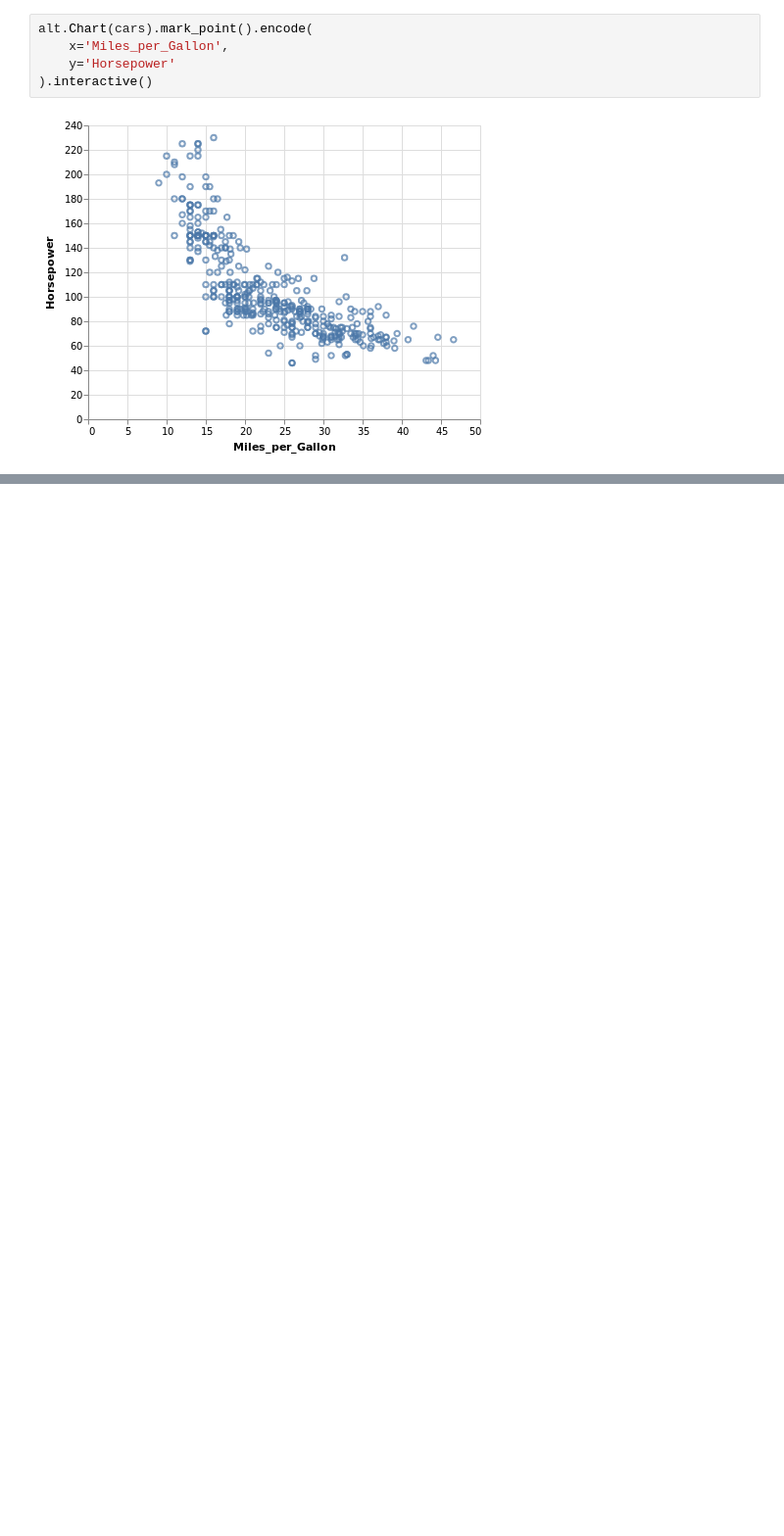
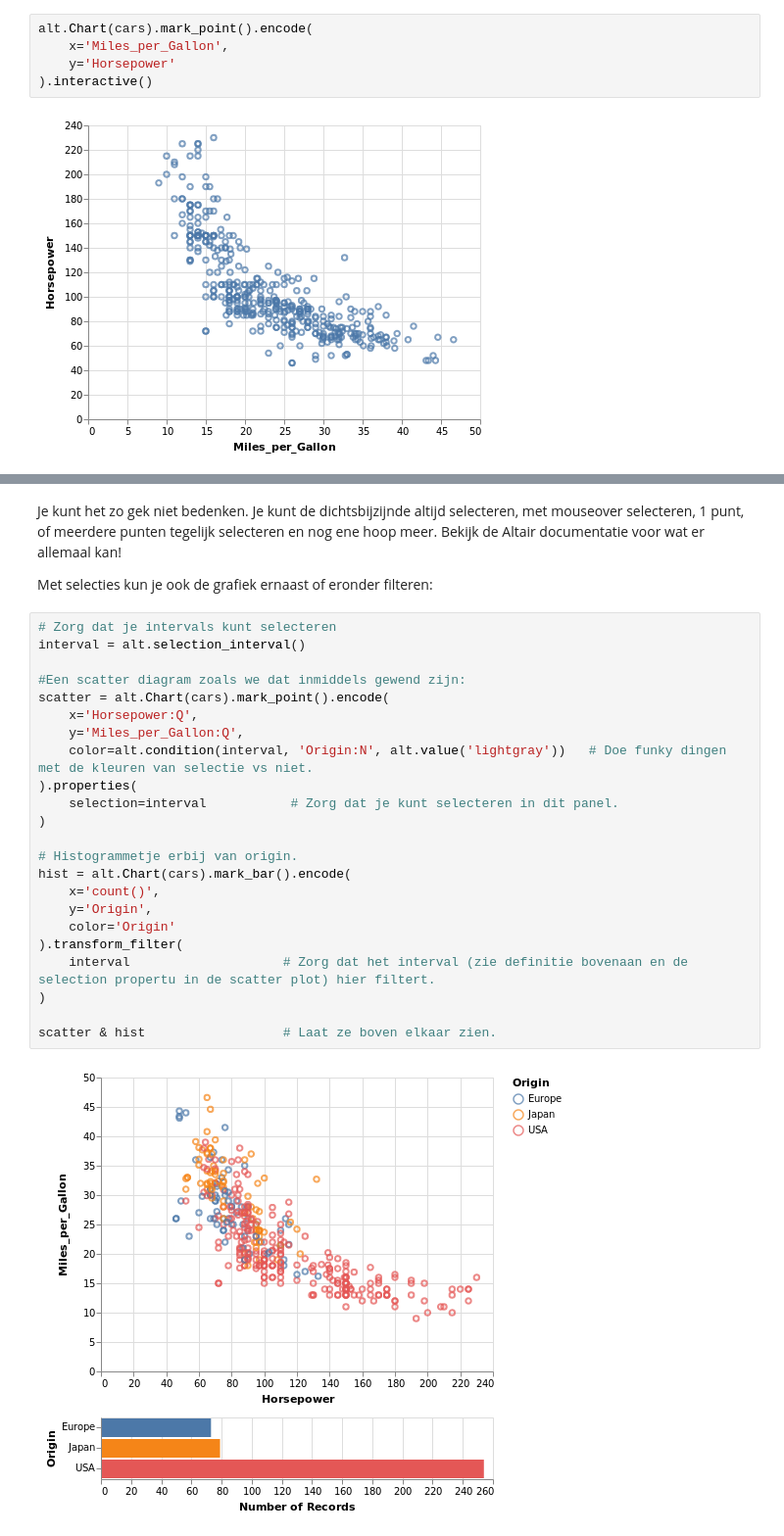
Before and after one commit to harcel/PyDataScienceIntroNL, a Jupyter notebook: Instructie_3.ipynb, the cells around one changed output, grey strips where cells are left out. Shown at 98% size. Saved outputs shown, nothing was run; the diff lists cells and outputs as text; blank space fills up the shorter version.

```diff
--- a/Instructie_3.ipynb
+++ b/Instructie_3.ipynb
@@ -236,2 +254,31 @@ alt.Chart(cars).mark_point().encode(
+# %% [markdown]
+Je kunt het zo gek niet bedenken. Je kunt de dichtsbijzijnde altijd selecteren, met mouseover selecteren, 1 punt, of meerdere punten tegelijk selecteren en nog ene hoop meer. Bekijk de Altair documentatie voor wat er allemaal kan!
+
+Met selecties kun je ook de grafiek ernaast of eronder filteren:
+# %%
+# Zorg dat je intervals kunt selecteren
+interval = alt.selection_interval()
+
+#Een scatter diagram zoals we dat inmiddels gewend zijn:
+scatter = alt.Chart(cars).mark_point().encode(
+    x='Horsepower:Q',
+    y='Miles_per_Gallon:Q',
+    color=alt.condition(interval, 'Origin:N', alt.value('lightgray'))   # Doe funky dingen met de kleuren van selectie vs niet.
+).properties(
+    selection=interval           # Zorg dat je kunt selecteren in dit panel.
+)
+
+# Histogrammetje erbij van origin.
+hist = alt.Chart(cars).mark_bar().encode(
+    x='count()',
+    y='Origin',
+    color='Origin'
+).transform_filter(
+    interval                    # Zorg dat het interval (zie definitie bovenaan en de selection propertu in de scatter plot) hier filtert.
+)
+
+scatter & hist                  # Laat ze boven elkaar zien.
+# %% [output]
+[figure, added]
 # %% [markdown]
 ***
```
Also changed, not shown: parts of 3 cells of this notebook, 2 other files.
